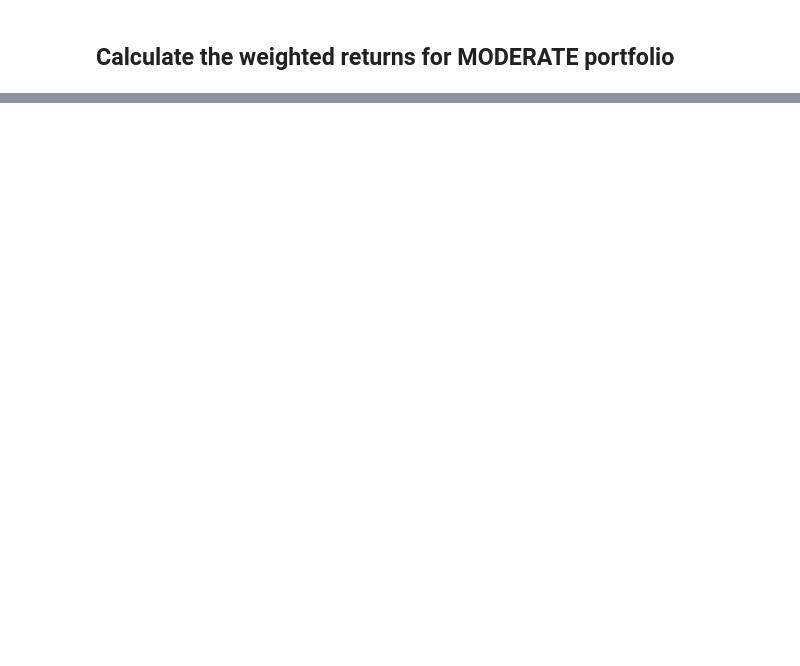
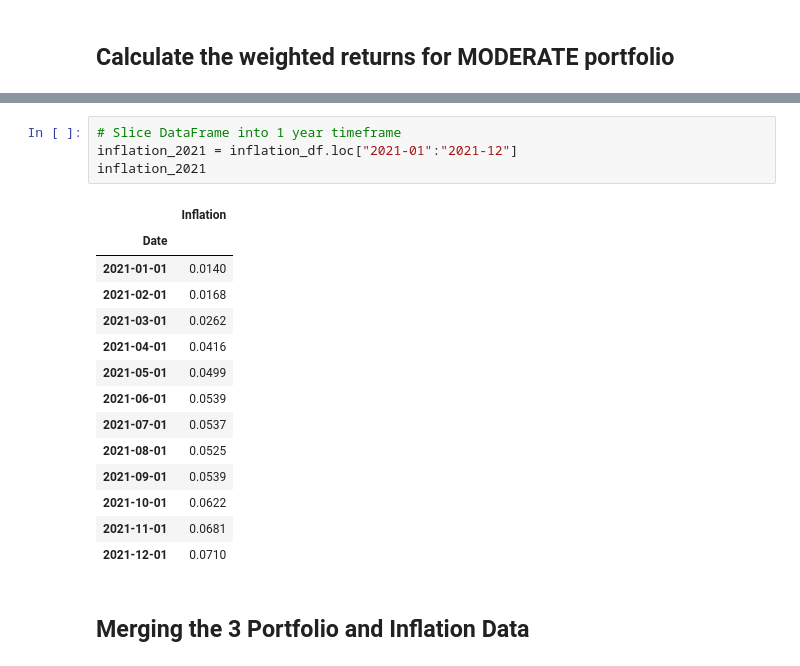
Before and after one commit to GuilleMGN/Group6, a Jupyter notebook: portfolio_inflation_analysis.ipynb, the cells around one changed output, grey strips where cells are left out. Saved outputs shown, nothing was run; the diff lists cells and outputs as text; blank space fills up the shorter version.

```diff
--- a/portfolio_inflation_analysis.ipynb
+++ b/portfolio_inflation_analysis.ipynb
@@ -501,0 +556,21 @@ moderate_df
+# %%
+# Slice DataFrame into 1 year timeframe
+inflation_2021 = inflation_df.loc["2021-01":"2021-12"]
+inflation_2021
+# %% [output]
+|  | Inflation |
+| Date |  |
+| 2021-01-01 | 0.0140 |
+| 2021-02-01 | 0.0168 |
+| 2021-03-01 | 0.0262 |
+| 2021-04-01 | 0.0416 |
+| 2021-05-01 | 0.0499 |
+| 2021-06-01 | 0.0539 |
+| 2021-07-01 | 0.0537 |
+| 2021-08-01 | 0.0525 |
+| 2021-09-01 | 0.0539 |
+| 2021-10-01 | 0.0622 |
+| 2021-11-01 | 0.0681 |
+| 2021-12-01 | 0.0710 |
+# %% [markdown]
+## Merging the 3 Portfolio and Inflation Data
```
Also changed, not shown: parts of 28 cells of this notebook, 5 other files.
